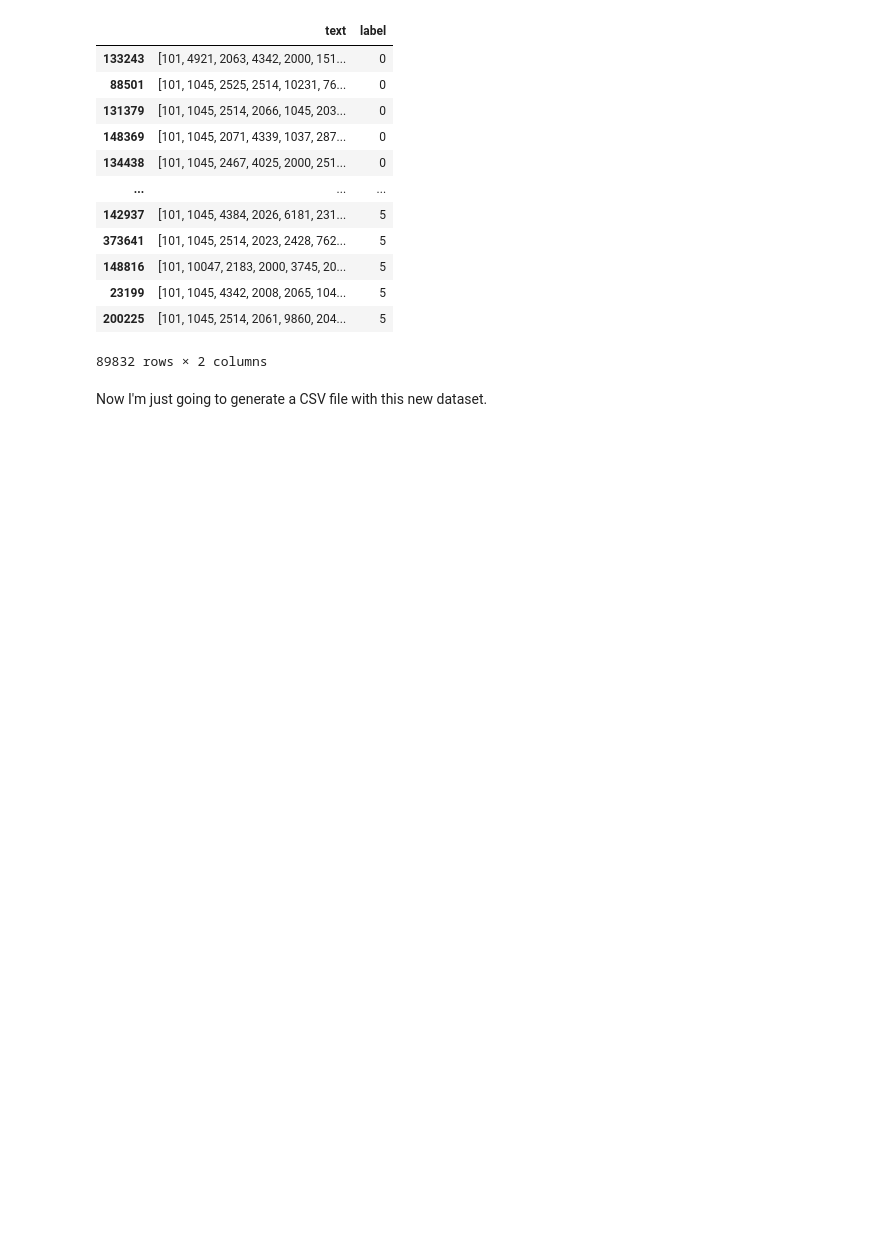
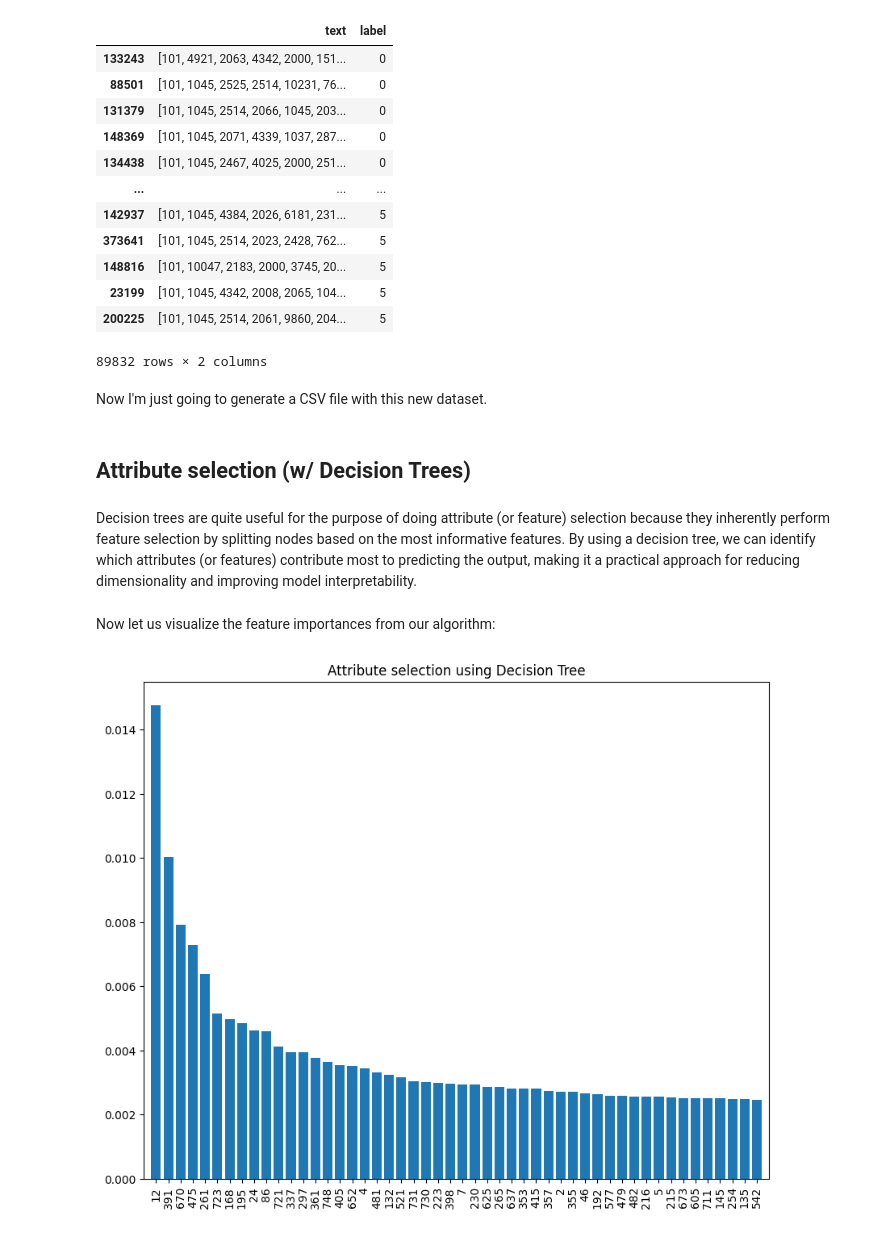
Before and after one commit to dantasl/machine-learning-dimap, a Jupyter notebook: machine-learning-dimap.ipynb, the cells around one changed output. Cells and saved outputs as stored; diff of their text form; code cells hidden in the pictures; blank space fills up the shorter version.

Commit message:
Adds Decision Tree and PCA

```diff
--- a/machine-learning-dimap.ipynb
+++ b/machine-learning-dimap.ipynb
@@ -109,3 +105,4 @@ Getting all of that on a file to ensure this data gets saved:
 # %%
-## Saves tensor to a file
-torch.save(last_hidden_states, 'tensor.pt')
+## Saves or loads tensor to or from a file
+# torch.save(last_hidden_states, 'tensor.pt')
+last_hidden_states = torch.load('datasets/tensor.pt')
@@ -167,3 +153,43 @@ sampled_sentiments_df
 Now I'm just going to generate a CSV file with this new dataset.
 # %%
 sampled_sentiments_df.to_csv('datasets/twitter_sentiments_base_sampled.csv')
+# %% [markdown]
+## Attribute selection (w/ Decision Trees)
+# %% [markdown]
+Decision trees are quite useful for the purpose of doing attribute (or feature) selection because they inherently perform feature selection by splitting nodes based on the most informative features. By using a decision tree, we can identify which attributes (or features) contribute most to predicting the output, making it a practical approach for reducing dimensionality and improving model interpretability.
+# %%
+from sklearn.tree import DecisionTreeClassifier
+from sklearn.model_selection import train_test_split
+
+sentiments_embeddings_train, sentiments_embeddings_test, sentiments_labels_train, sentiments_labels_test = train_test_split(sentiments_features, labels, test_size=0.2, random_state=42)
+
+# Initialize the classifier
+decision_tree = DecisionTreeClassifier(random_state=42)
+
+# Fit the model
+decision_tree.fit(sentiments_embeddings_train, sentiments_labels_train)
+
+# Get feature importances
+importances = decision_tree.feature_importances_
+
+# Now we sort the importances on descending order and select the top X features - (X: originally 50)
+indices = np.argsort(importances)[::-1]
+top_features = indices[:50]
+
+# Finally, we select only the top features that were applied
+sentiments_embeddings_train_reduced = sentiments_embeddings_train[:, top_features]
+sentiments_embeddings_test_reduced = sentiments_embeddings_test[:, top_features]
+# %% [markdown]
+Now let us visualize the feature importances from our algorithm:
+# %%
+import matplotlib.pyplot as plt
+
+plt.figure(figsize=(10, 8))
+plt.title("Attribute selection using Decision Tree")
+plt.bar(range(sentiments_embeddings_train_reduced.shape[1]), importances[top_features], align='center')
+plt.xticks(range(sentiments_embeddings_train_reduced.shape[1]), top_features, rotation=90)
+plt.xlim([-1, sentiments_embeddings_train_reduced.shape[1]])
+
+plt.show()
+# %% [output]
+[figure, added]
```
Also changed, not shown: parts of 26 cells of this notebook, 2 other files.
